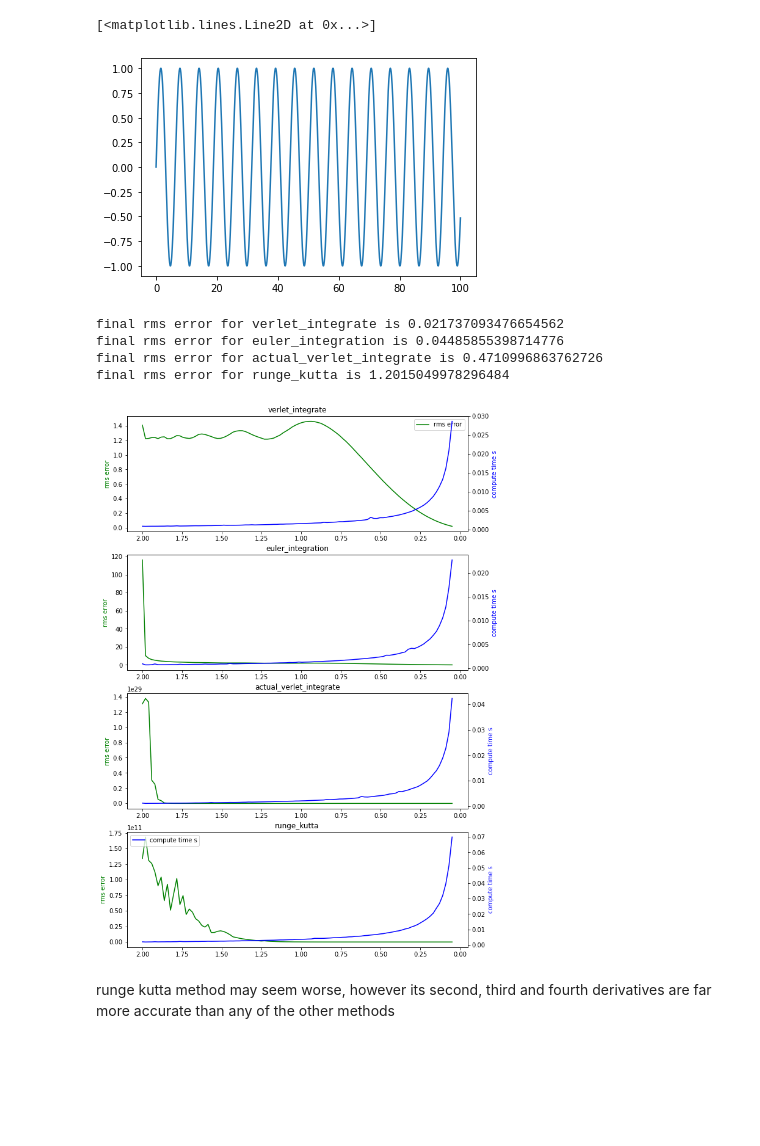
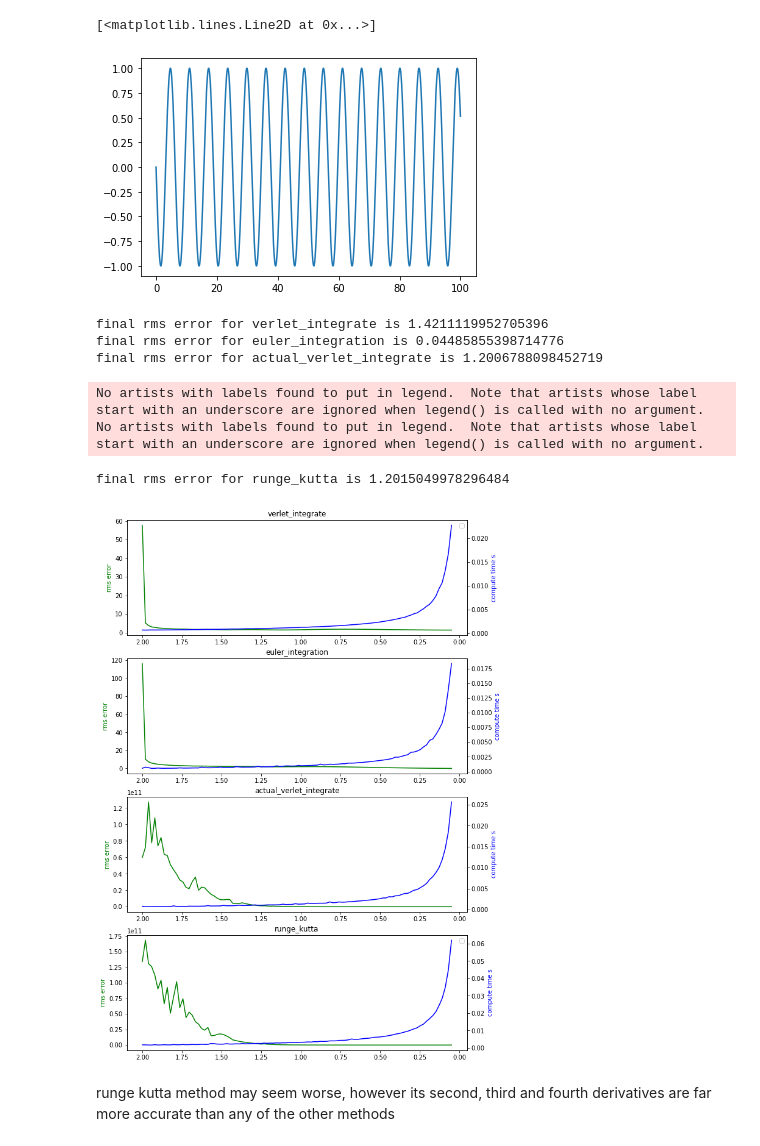
Before and after one commit to lpender3672/IA_Mars_Lander, a Jupyter notebook: lander/Assignments1-2.ipynb, the cells around one changed output. Saved outputs shown, nothing was run; the diff lists cells and outputs as text; code cells hidden in the pictures; blank space fills up the shorter version.

```diff
--- a/lander/Assignments1-2.ipynb
+++ b/lander/Assignments1-2.ipynb
@@ -51,12 +51,14 @@ def verlet_integrate(particle, force, t_max, dt = 0.001):
         pos.append(particle.x)
         vel.append(particle.v)
 
+        a = force(particle) / particle.mass
+
         if i == 0:
-            x_prev = - (particle.v * dt - particle.x) # this is awful
+            x_prev = particle.x - particle.v * dt + 0.5 * a * dt ** 2   # this is awful
         else:
             x_prev = pos[i-1]
 
-        a = force(particle) / particle.mass
+
         x_current = particle.x
         particle.x = 2 * particle.x - x_prev + dt * dt * a
         particle.v = (particle.x - x_current) / dt
@@ -70,8 +72,9 @@ def actual_verlet_integrate(particle, force, t_max, dt = 0.001):
     for t in t_array:
         pos.append(particle.x)
         vel.append(particle.v)
-        particle.x = particle.x + particle.v * dt + 0.5 * force(particle) / particle.mass * dt ** 2
-        particle.v = particle.v + force(particle) / particle.mass * dt
+        a = force(particle) / particle.mass
+        particle.x = particle.x + particle.v * dt + 0.5 * a * dt ** 2
+        particle.v = particle.v + a * dt
     return np.array(pos), np.array(vel)
 # %%
 def runge_kutta(particle, force, t_max, dt = 0.00001):
@@ -138,7 +141,7 @@ plt.plot(t_array, pos[:, 0])
 #plt.plot(t_array, system.solution(t_array))
 # %% [output]
 [<matplotlib.lines.Line2D at 0x...>]
-[figure, old version]
+[figure, new version]
 # %%
 errors = []
 solve_times = []
@@ -155,42 +158,42 @@ def test_iteration(method, dt):
   rms_error = np.sqrt(np.mean((pos[:, 0] - system.solution(t_array)) ** 2, axis = 0))
   errors.append( rms_error )
 
-
 def test_method(plot_axis, method):
   solve_times = []
   errors = []
   time_steps = np.linspace(2,0.05,100)
   for dt in time_steps:
     t = %timeit -q -n1 -r1 -o test_iteration(method,dt)
     solve_times.append(t.best)
 
-  plot_axis.plot(time_steps, errors, 'g', label = 'rms error')
+  plot_axis.plot(time_steps, errors, 'g')
   plot_axis.set_ylabel('rms error', color='g')
   time_axis = plot_axis.twinx()
-  time_axis.plot(time_steps, solve_times, 'b', label='compute time s')
+  time_axis.plot(time_steps, solve_times, 'b')
   time_axis.set_ylabel('compute time s', color='b')
   plot_axis.set_title(method.__name__)
   plot_axis.set_xlim(plot_axis.get_xlim()[::-1])
 
   print(f"final rms error for {method.__name__} is {errors[-1]}")
-
 
 methods = [verlet_integrate, euler_integration, actual_verlet_integrate, runge_kutta]
 fig, axs = plt.subplots(len(methods), 1, figsize = (10, 4*len(methods)))
 
 for m in methods:
   test_method(axs[methods.index(m)], m)
 
 axs[0].legend()
 
 plt.legend()
 plt.show()
 # %% [output]
-final rms error for verlet_integrate is 0.021737093476654562
+final rms error for verlet_integrate is 1.4211119952705396
 final rms error for euler_integration is 0.04485855398714776
-final rms error for actual_verlet_integrate is 0.4710996863762726
-final rms error for runge_kutta is 1.2015049978296484
+final rms error for actual_verlet_integrate is 1.2006788098452719
+No artists with labels found to put in legend.  Note that artists whose label start with an underscore are ignored when legend() is called with no argument.
+No artists with labels found to put in legend.  Note that artists whose label start with an underscore are ignored when legend() is called with no argument.
+final rms error for runge_kutta is 1.2015049978296484
-[figure, old version]
+[figure, new version]
 # %% [markdown]
 runge kutta method may seem worse, however its second, third and fourth derivatives are far more accurate than any of the other methods
 # %% [markdown]
```
Also changed, not shown: parts of 7 cells of this notebook, 8 other files.
